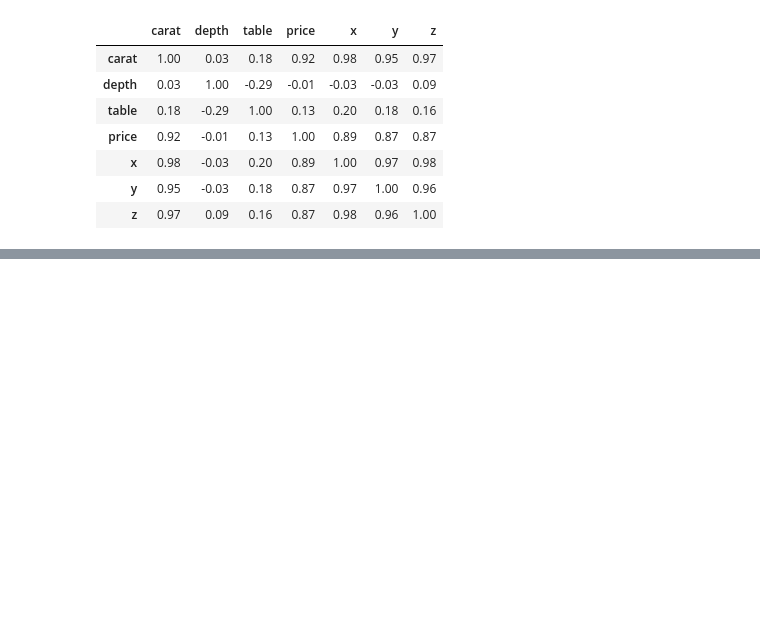
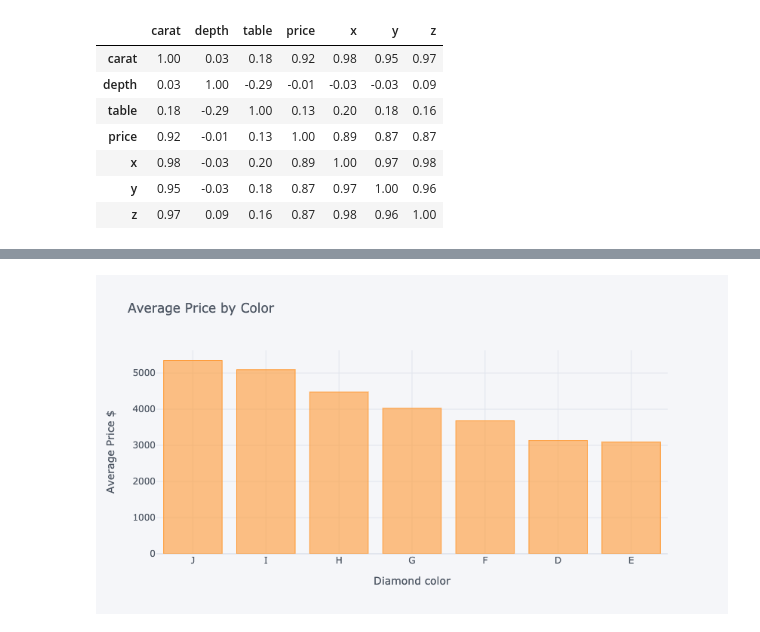
Before and after one commit to ssarahreyes/ih_datamadpt1120_project_m2, a Jupyter notebook: notebooks/Challenge1-DataVisualization.ipynb, the cells around one changed output, grey strips where cells are left out. Cells and saved outputs as stored; diff of their text form; code cells hidden in the pictures; blank space fills up the shorter version.

```diff
--- a/notebooks/Challenge1-DataVisualization.ipynb
+++ b/notebooks/Challenge1-DataVisualization.ipynb
@@ -139,0 +188,10 @@ TypeError: no numeric data to plot
+# %%
+# using cf to make a plot.
+price_mean_by_color.iplot(kind='bar',
+                         x='color',
+                         y='price',
+                         title='Average Price by Color',
+                         xTitle='Diamond color',
+                         yTitle='Average Price $')
+# %% [output]
+[figure, added]
```
Also changed, not shown: parts of 28 cells of this notebook, 1 other file.
